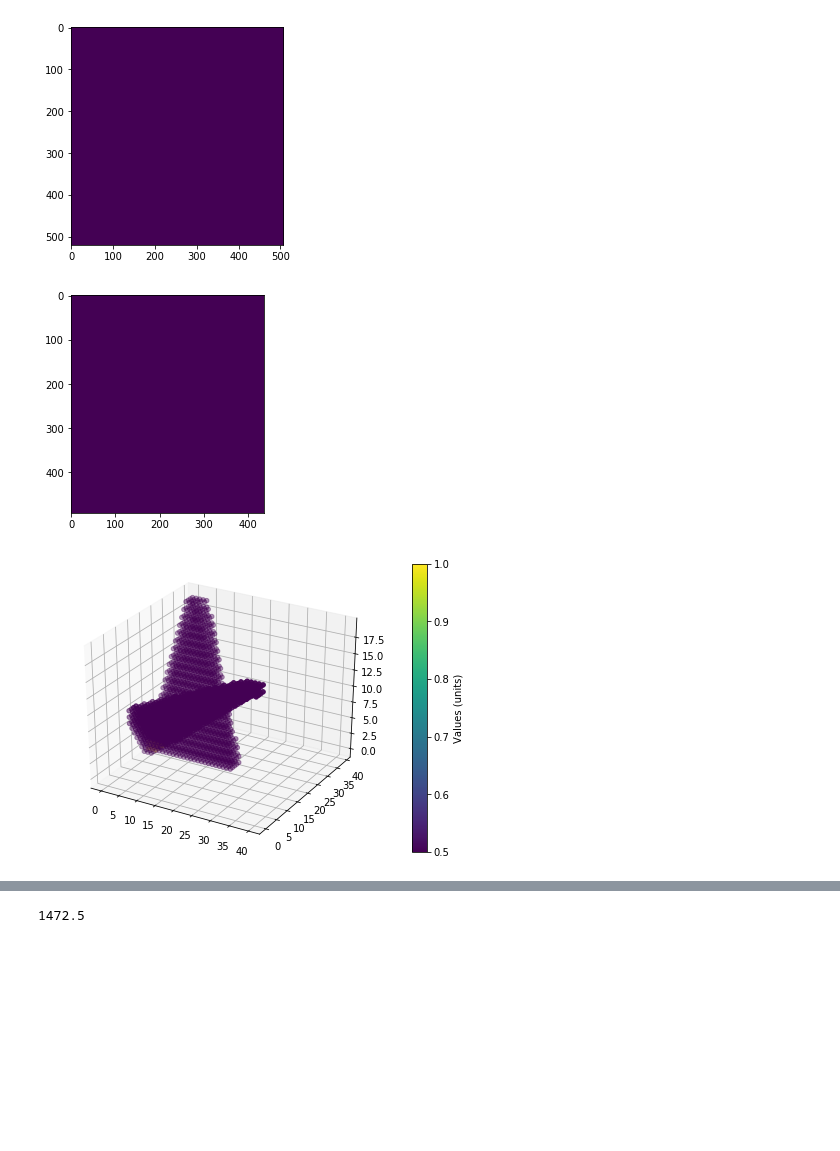
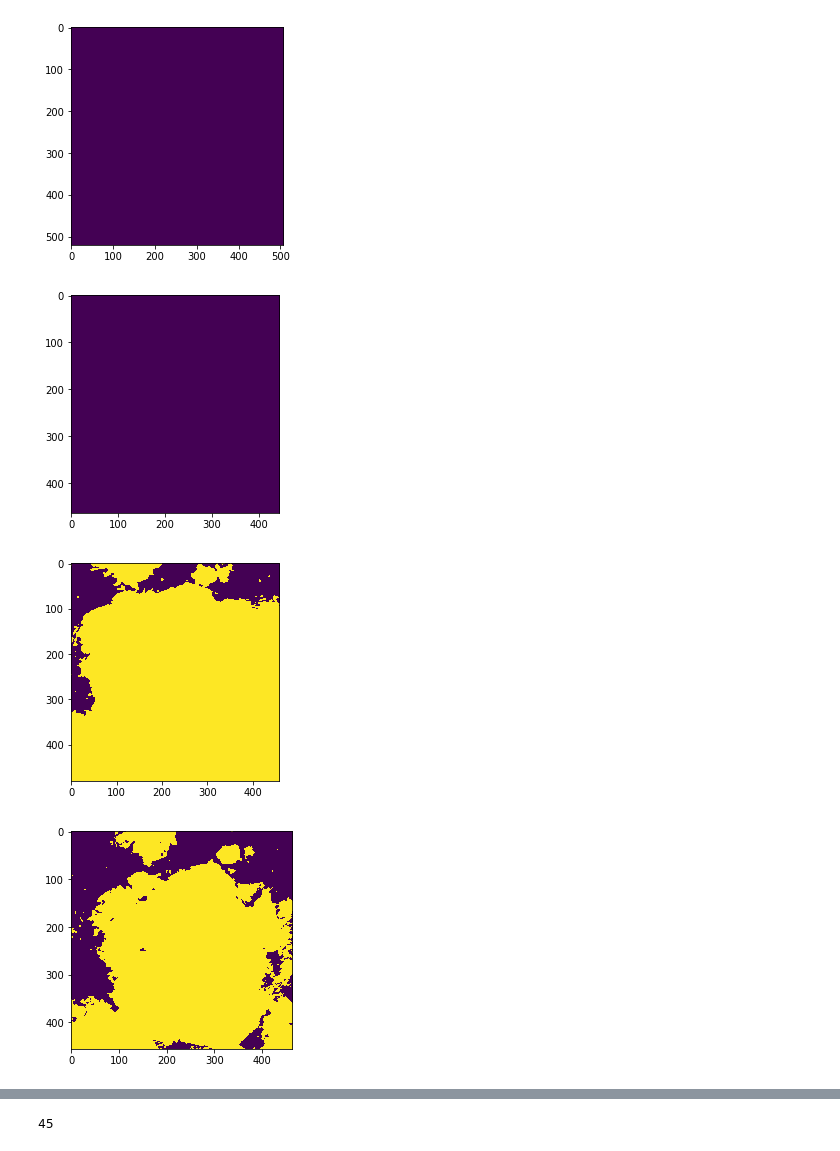
Before and after one commit to aviadlevis/pyshdom, a Jupyter notebook: AirMSPI/develop_AirMSPI_load.ipynb, the cells around one changed output, grey strips where cells are left out. Drawn from its saved outputs; the diff is of its cells as text; code cells hidden in the pictures; blank space fills up the shorter version.

Commit message:
AirMSPI optimization fix

```diff
--- a/AirMSPI/develop_AirMSPI_load.ipynb
+++ b/AirMSPI/develop_AirMSPI_load.ipynb
@@ -5,7 +5,7 @@ import numpy as np
 import shdom
 from mpl_toolkits.mplot3d import Axes3D
 
-data_dir = '../AirMSPI/AirMSPI_ER2_GRP_ELLIPSOID_20130206_202416Z_Pacific-32N123W'
+data_dir = 'AirMSPI_ER2_GRP_ELLIPSOID_20130206_Pacific-32N123W'
 # %%
 shdom.AirMSPIMeasurementsv3().imshow(data_dir)
 # %% [output]
@@ -60,29 +58,30 @@ airmspi_measurements.plot(ax,[x_min, x_max],[y_min, y_max],[0, 20],5)
 # %%
 nx = ny = 40
 x_min = airmspi_measurements.camera.projection.x.min()
 x_max = airmspi_measurements.camera.projection.x.max()
 dx = np.round((x_max-x_min)/nx,10)
 x = np.arange(x_min,x_max,dx)
 
 y_min = airmspi_measurements.camera.projection.y.min()
 y_max = airmspi_measurements.camera.projection.y.max()
 dy = np.round((y_max-y_min)/ny,10)
 y = np.arange(y_min,y_max,dy)
 
 grid = shdom.Grid(x=x,
                   y=y,z=np.linspace(0, 20, 20))
 
 measurements = airmspi_measurements
 dynamic_carver = shdom.DynamicSpaceCarver(airmspi_measurements)
-mask_list, dynamic_grid, cloud_velocity = dynamic_carver.carve(grid, agreement=0.1,
-                    time_list = measurements.time_list, thresholds=0.02,
-                    vx_max = 0, vy_max=1, gt_velocity = None)
+mask_list, dynamic_grid, cloud_velocity = dynamic_carver.carve(grid, agreement=0.9,
+                    time_list = measurements.time_list, thresholds=0.0175,
+                    vx_max = 0, vy_max=0, gt_velocity = None)
 show_mask=1
 if show_mask:
     a = (mask_list[0].data)
     shdom.cloud_plot(a)
     print(sum(sum(sum(a))))
 # %% [output]
 [figure]
-[figure, old version]
+[figure, new version]
-[figure, old version]
+[figure, new version]
+[figure, added]
@@ -89 +94 @@ if show_mask:
-1472.5
+45
```
Also changed, not shown: parts of 7 cells of this notebook, 6 other files.
